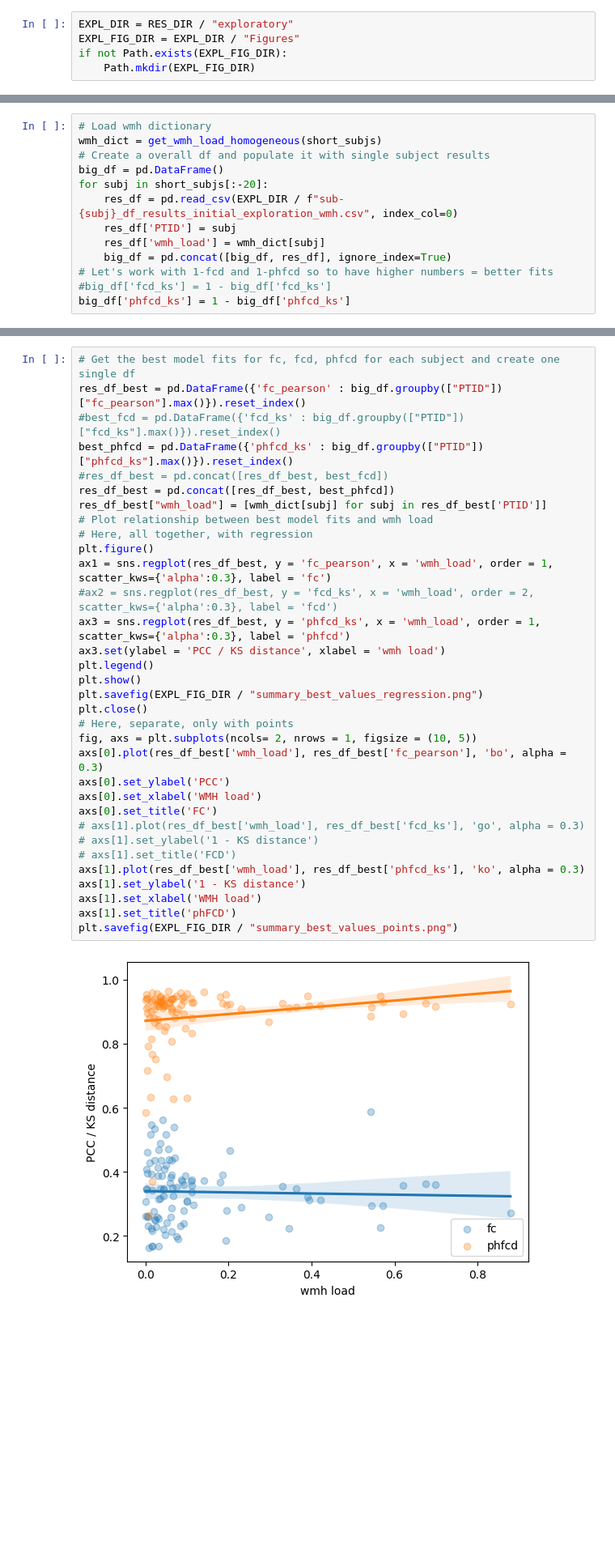
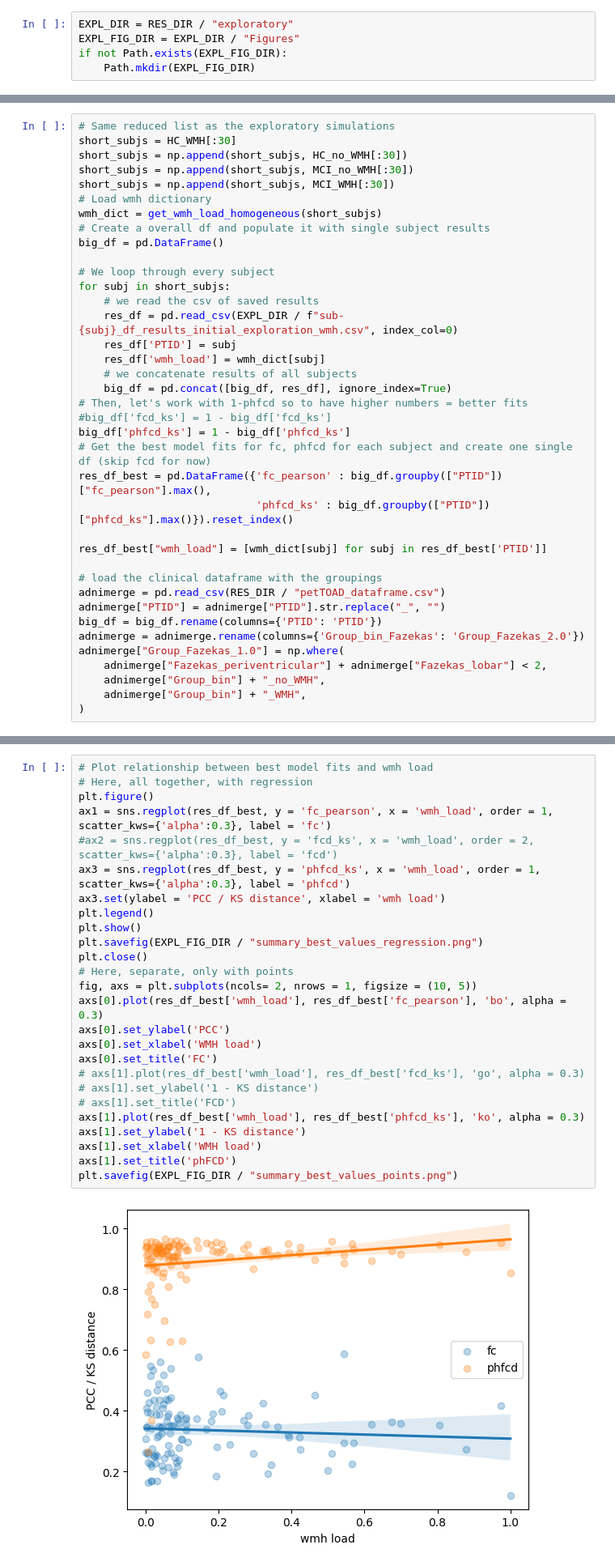
Before and after one commit to dani2442/TMS_in_AD, a Jupyter notebook: 03_modeling_neurolib/petTOAD_exploratory_analysis_evaluate_wmh_groups_jupyter.ipynb, the cells around one changed output, grey strips where cells are left out. Shown: that part at 81% size. Cells and saved outputs as stored; diff of their text form; blank space fills up the shorter version.

Commit message:
complete exploratory analyses

```diff
--- a/03_modeling_neurolib/petTOAD_exploratory_analysis_evaluate_wmh_groups_jupyter.ipynb
+++ b/03_modeling_neurolib/petTOAD_exploratory_analysis_evaluate_wmh_groups_jupyter.ipynb
@@ -81,13 +121,38 @@ short_subjs = np.append(short_subjs, MCI_WMH[:30])
 # %%
+# Same reduced list as the exploratory simulations
+short_subjs = HC_WMH[:30]
+short_subjs = np.append(short_subjs, HC_no_WMH[:30])
+short_subjs = np.append(short_subjs, MCI_no_WMH[:30])
+short_subjs = np.append(short_subjs, MCI_WMH[:30])
 # Load wmh dictionary
 wmh_dict = get_wmh_load_homogeneous(short_subjs)
 # Create a overall df and populate it with single subject results
 big_df = pd.DataFrame()
-for subj in short_subjs[:-20]:
+
+# We loop through every subject
+for subj in short_subjs:
+    # we read the csv of saved results
     res_df = pd.read_csv(EXPL_DIR / f"sub-{subj}_df_results_initial_exploration_wmh.csv", index_col=0)
     res_df['PTID'] = subj
     res_df['wmh_load'] = wmh_dict[subj]
+    # we concatenate results of all subjects
     big_df = pd.concat([big_df, res_df], ignore_index=True)
-# Let's work with 1-fcd and 1-phfcd so to have higher numbers = better fits
+# Then, let's work with 1-phfcd so to have higher numbers = better fits
 #big_df['fcd_ks'] = 1 - big_df['fcd_ks']
 big_df['phfcd_ks'] = 1 - big_df['phfcd_ks']
+# Get the best model fits for fc, phfcd for each subject and create one single df (skip fcd for now)
+res_df_best = pd.DataFrame({'fc_pearson' : big_df.groupby(["PTID"])["fc_pearson"].max(),
+                            'phfcd_ks' : big_df.groupby(["PTID"])["phfcd_ks"].max()}).reset_index()
+
+res_df_best["wmh_load"] = [wmh_dict[subj] for subj in res_df_best['PTID']]
+
+# load the clinical dataframe with the groupings
+adnimerge = pd.read_csv(RES_DIR / "petTOAD_dataframe.csv")
+adnimerge["PTID"] = adnimerge["PTID"].str.replace("_", "")
+big_df = big_df.rename(columns={'PTID': 'PTID'})
+adnimerge = adnimerge.rename(columns={'Group_bin_Fazekas': 'Group_Fazekas_2.0'})
+adnimerge["Group_Fazekas_1.0"] = np.where(
+    adnimerge["Fazekas_periventricular"] + adnimerge["Fazekas_lobar"] < 2,
+    adnimerge["Group_bin"] + "_no_WMH",
+    adnimerge["Group_bin"] + "_WMH",
+)
@@ -94,35 +190,28 @@ big_df['phfcd_ks'] = 1 - big_df['phfcd_ks']
 # %%
-# Get the best model fits for fc, fcd, phfcd for each subject and create one single df
-res_df_best = pd.DataFrame({'fc_pearson' : big_df.groupby(["PTID"])["fc_pearson"].max()}).reset_index()
-#best_fcd = pd.DataFrame({'fcd_ks' : big_df.groupby(["PTID"])["fcd_ks"].max()}).reset_index()
-best_phfcd = pd.DataFrame({'phfcd_ks' : big_df.groupby(["PTID"])["phfcd_ks"].max()}).reset_index()
-#res_df_best = pd.concat([res_df_best, best_fcd])
-res_df_best = pd.concat([res_df_best, best_phfcd])
-res_df_best["wmh_load"] = [wmh_dict[subj] for subj in res_df_best['PTID']]
 # Plot relationship between best model fits and wmh load
 # Here, all together, with regression
 plt.figure()
 ax1 = sns.regplot(res_df_best, y = 'fc_pearson', x = 'wmh_load', order = 1, scatter_kws={'alpha':0.3}, label = 'fc')
 #ax2 = sns.regplot(res_df_best, y = 'fcd_ks', x = 'wmh_load', order = 2, scatter_kws={'alpha':0.3}, label = 'fcd')
 ax3 = sns.regplot(res_df_best, y = 'phfcd_ks', x = 'wmh_load', order = 1, scatter_kws={'alpha':0.3}, label = 'phfcd')
 ax3.set(ylabel = 'PCC / KS distance', xlabel = 'wmh load')
 plt.legend()
 plt.show()
 plt.savefig(EXPL_FIG_DIR / "summary_best_values_regression.png")
 plt.close()
 # Here, separate, only with points
 fig, axs = plt.subplots(ncols= 2, nrows = 1, figsize = (10, 5))
 axs[0].plot(res_df_best['wmh_load'], res_df_best['fc_pearson'], 'bo', alpha = 0.3)
 axs[0].set_ylabel('PCC')
 axs[0].set_xlabel('WMH load')
 axs[0].set_title('FC')
 # axs[1].plot(res_df_best['wmh_load'], res_df_best['fcd_ks'], 'go', alpha = 0.3)
 # axs[1].set_ylabel('1 - KS distance')
 # axs[1].set_title('FCD')
 axs[1].plot(res_df_best['wmh_load'], res_df_best['phfcd_ks'], 'ko', alpha = 0.3)
 axs[1].set_ylabel('1 - KS distance')
 axs[1].set_xlabel('WMH load')
 axs[1].set_title('phFCD')
 plt.savefig(EXPL_FIG_DIR / "summary_best_values_points.png")
 # %% [output]
-[figure, old version]
+[figure, new version]
```
Also changed, not shown: parts of 31 cells of this notebook.
